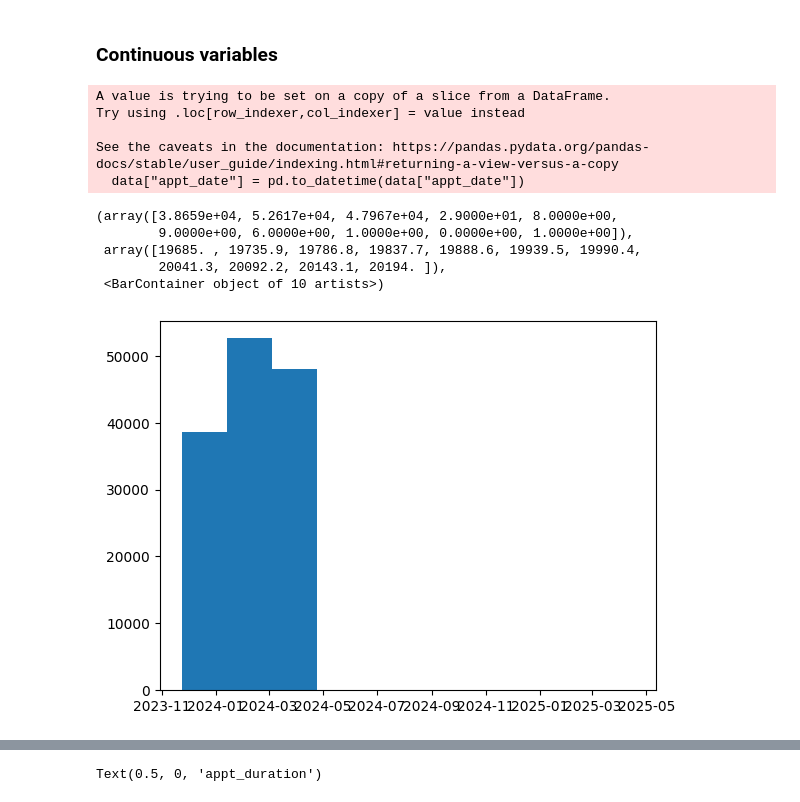
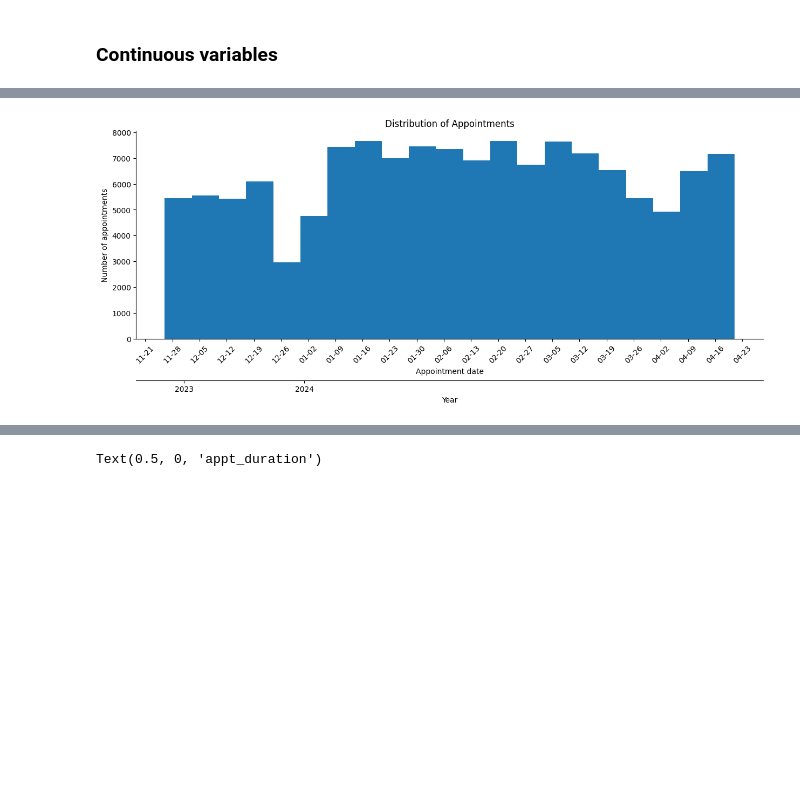
Before and after one commit to hallucinojenlee/hds_dna, a Jupyter notebook: scripts/plots_historic_appts.ipynb, the cells around one changed output, grey strips where cells are left out. Drawn from its saved outputs; the diff is of its cells as text; code cells hidden in the pictures; blank space fills up the shorter version.

```diff
--- a/scripts/plots_historic_appts.ipynb
+++ b/scripts/plots_historic_appts.ipynb
@@ -267,19 +281,38 @@ Name: proportion, dtype: float64
 [figure]
 # %% [markdown]
 ### Continuous variables
-# %%
-# Plot histogram for appt_date
-data["appt_date"] = pd.to_datetime(data["appt_date"])
-plt.hist(data["appt_date"])
-# %% [output]
-A value is trying to be set on a copy of a slice from a DataFrame.
-Try using .loc[row_indexer,col_indexer] = value instead
-
-See the caveats in the documentation: https://pandas.pydata.org/pandas-docs/stable/user_guide/indexing.html#returning-a-view-versus-a-copy
-  data["appt_date"] = pd.to_datetime(data["appt_date"])
-(array([3.8659e+04, 5.2617e+04, 4.7967e+04, 2.9000e+01, 8.0000e+00,
-        9.0000e+00, 6.0000e+00, 1.0000e+00, 0.0000e+00, 1.0000e+00]),
- array([19685. , 19735.9, 19786.8, 19837.7, 19888.6, 19939.5, 19990.4,
-        20041.3, 20092.2, 20143.1, 20194. ]),
- <BarContainer object of 10 artists>)
-[figure, removed]
+# %%
+# Plot histogram for appt_date
+data["appt_date"] = pd.to_datetime(data["appt_date"])
+
+# Define the bin edges
+bin_edges = pd.date_range(start=data["appt_date"].min(), end=data["appt_date"].max(), freq='W')  # Weekly bins
+
+plt.figure(figsize=(15, 5))
+plt.hist(data["appt_date"], bins=bin_edges)
+
+# Set x-axis ticks to weekly intervals
+ax = plt.gca()
+ax.xaxis.set_major_locator(mdates.WeekdayLocator(interval=1))  # Set major ticks to weekly intervals
+ax.xaxis.set_major_formatter(mdates.DateFormatter('%m-%d'))  # Format the ticks as dates
+ax.spines['top'].set_visible(False)
+ax.spines['right'].set_visible(False)
+
+# Add a second x-axis with years
+secax = ax.secondary_xaxis(-0.2)
+secax.set_xticks([mdates.date2num(pd.Timestamp('2023-12-01')), mdates.date2num(pd.Timestamp('2024-01-01'))])
+secax.set_xticklabels(['2023', '2024'])
+#secax.xaxis.set_tick_params(length=0)  # Hide the tick marks
+secax.set_xlabel('Year')
+
+# Rotate x-axis labels for better readability
+plt.xticks(rotation=45)
+
+plt.xlabel('Appointment date')
+plt.ylabel('Number of appointments')
+plt.title('Distribution of Appointments')
+
+# Summary statistics for the appointment dates
+print(data["appt_date"].describe())
+print(data["appt_date"].median())
+# %% [output]
@@ -285,0 +328 @@ See the caveats in the documentation: https://pandas.pydata.org/pandas-docs/stab
+[figure, added]
```
Also changed, not shown: parts of 11 cells of this notebook.
